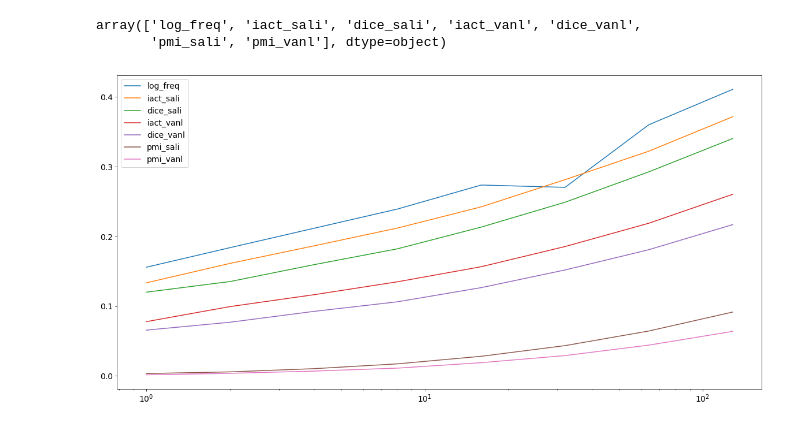
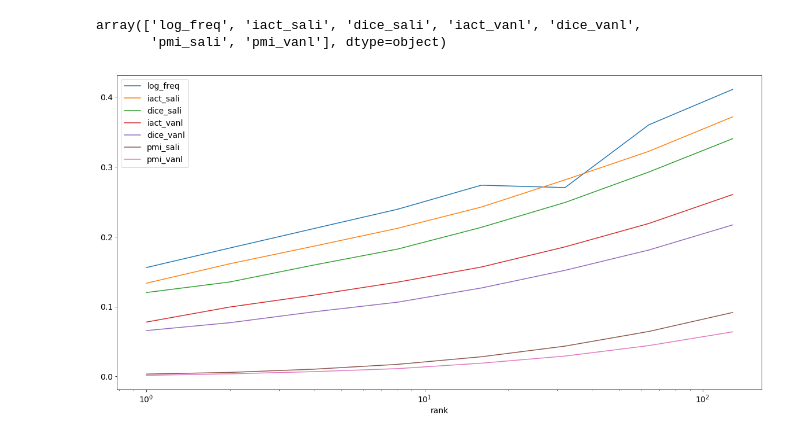
Before and after one commit to makrai/verb-tensor, a Jupyter notebook: show_exper.ipynb, the cells around one changed output. Cells and saved outputs as stored; diff of their text form; code cells hidden in the pictures.

```diff
--- a/show_exper.ipynb
+++ b/show_exper.ipynb
@@ -68,5 +65,7 @@ consistent_name = lambda name: consistent_name_d[name] if name in consistent_nam
-# %%
-df.weight = df.weight.apply(consistent_name)
+# %%
+consistent_name_d = {'pmi': 'pmi-vanl', 'iact_info': 'iact-vanl', 'log_dice': 'dice-vanl',
+                     'salience': 'pmi-sali', 'iact_sali': 'iact-sali', 'dice_sali': 'dice-sali'}
+df.weight = df.weight.apply(consistent_name_d.get)
 # %%
 weights = df[(df.dim==64)&(df.cutoff==5)].sort_values('fit', ascending=False).weight.values
 # %%
@@ -77,17 +76,18 @@ array(['log_freq', 'iact_sali', 'dice_sali', 'iact_vanl', 'dice_vanl',
 # %%
 for weight in weights:
     df_w = df[(df.cutoff==5) & (df.weight==weight)].sort_values('dim', ascending=False)
     plt.plot(
         df_w.dim,
         #df_w.n_iterations)#,
         #df_w.time/60/60)
         df_w.fit)
 
 #for i, ser in df[['fit', 'time', 'weight']].iterrows():
 #    plt.annotate(ser.weight, (ser.fit, ser.time))
 #plt.colorbar()
+plt.xlabel('rank')
 plt.xscale('log')
 _ = plt.legend(weights)
 tikz_save(os.path.join(projdir, 'decomp_fit.tikz'), figurewidth = '\\columnwidth')
 # %% [output]
-[figure, old version]
+[figure, new version]
```
Also changed, not shown: parts of 2 cells of this notebook.
